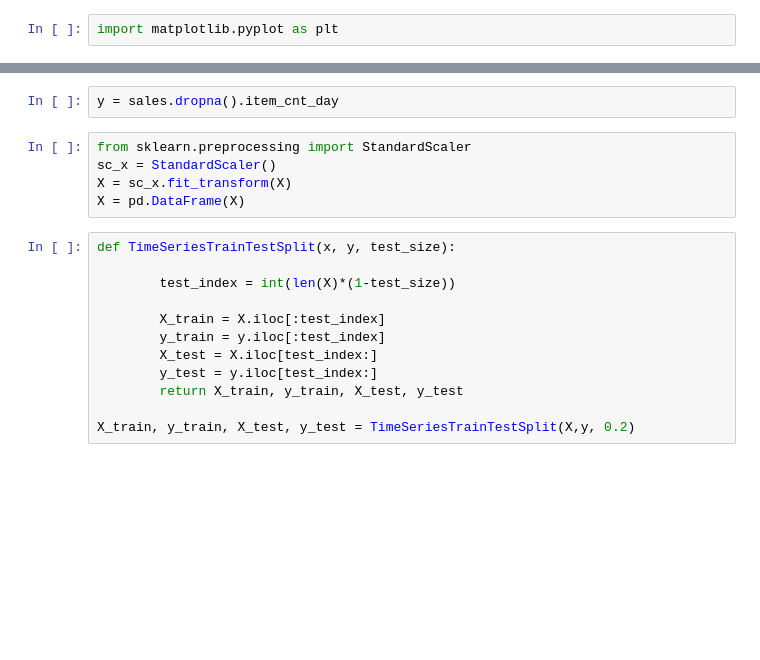
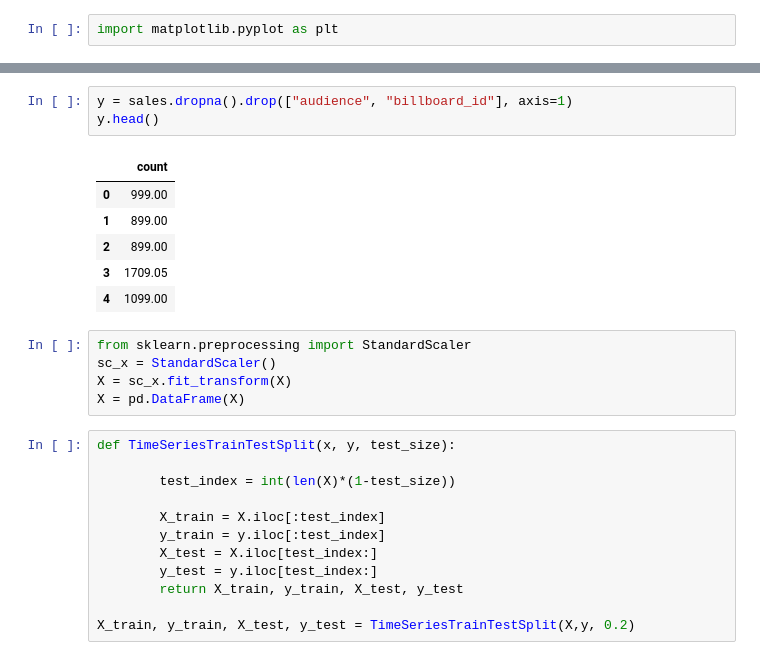
Before and after one commit to adomni/usfFall2019, a Jupyter notebook: Tuo_workingfolder/TryPredictFutureSales.ipynb, the cells around one changed output, grey strips where cells are left out. Drawn from its saved outputs; the diff is of its cells as text; blank space fills up the shorter version.

```diff
--- a/Tuo_workingfolder/TryPredictFutureSales.ipynb
+++ b/Tuo_workingfolder/TryPredictFutureSales.ipynb
@@ -53,5 +50,13 @@ X.head()
-# %%
-y = sales.dropna().item_cnt_day
+# %%
+y = sales.dropna().drop(["audience", "billboard_id"], axis=1)
+y.head()
+# %% [output]
+|  | count |
+| 0 | 999.00 |
+| 1 | 899.00 |
+| 2 | 899.00 |
+| 3 | 1709.05 |
+| 4 | 1099.00 |
 # %%
 from sklearn.preprocessing import StandardScaler
 sc_x = StandardScaler()
```
Also changed, not shown: parts of 11 cells of this notebook.
